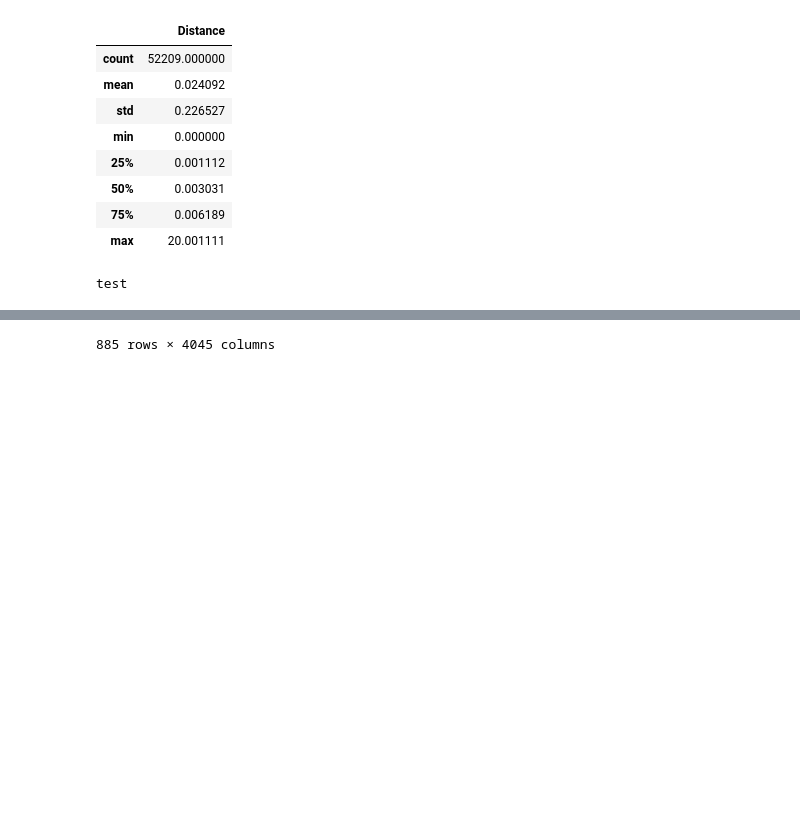
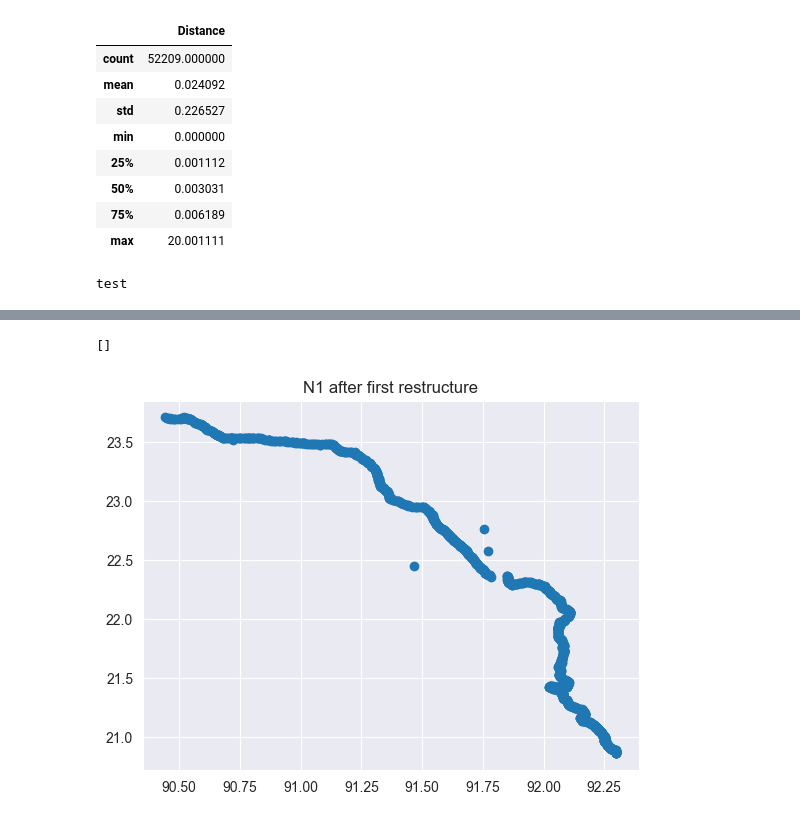
Before and after one commit to Anne-JS/advanced_simulation, a Jupyter notebook: Assignment 1 Julian.ipynb, the cells around one changed output, grey strips where cells are left out. Drawn from its saved outputs; the diff is of its cells as text; code cells hidden in the pictures; blank space fills up the shorter version.

```diff
--- a/Assignment 1 Julian.ipynb
+++ b/Assignment 1 Julian.ipynb
@@ -153,3 +164,8 @@ NameError: name 'df_rds' is not defined
 # %%
-df_rds
+df_rds2 = Functions.restructure_df(df_rds)
+df_rds_cleaned_1 = Functions.lon_lat_errors_tsv(df_rds2)
+df_N1_2 = df_rds_cleaned_1[df_rds_cleaned_1['road'] == 'N1']
+plt.scatter(df_N1_2['lon'], df_N1_2['lat'])
+plt.title('N1 after first restructure')
+plt.show()
 # %% [output]
@@ -168 +172,2 @@ df_rds
-885 rows × 4045 columns
+[]
+[figure, added]
```
Also changed, not shown: parts of 2 cells of this notebook, 1 other file.
